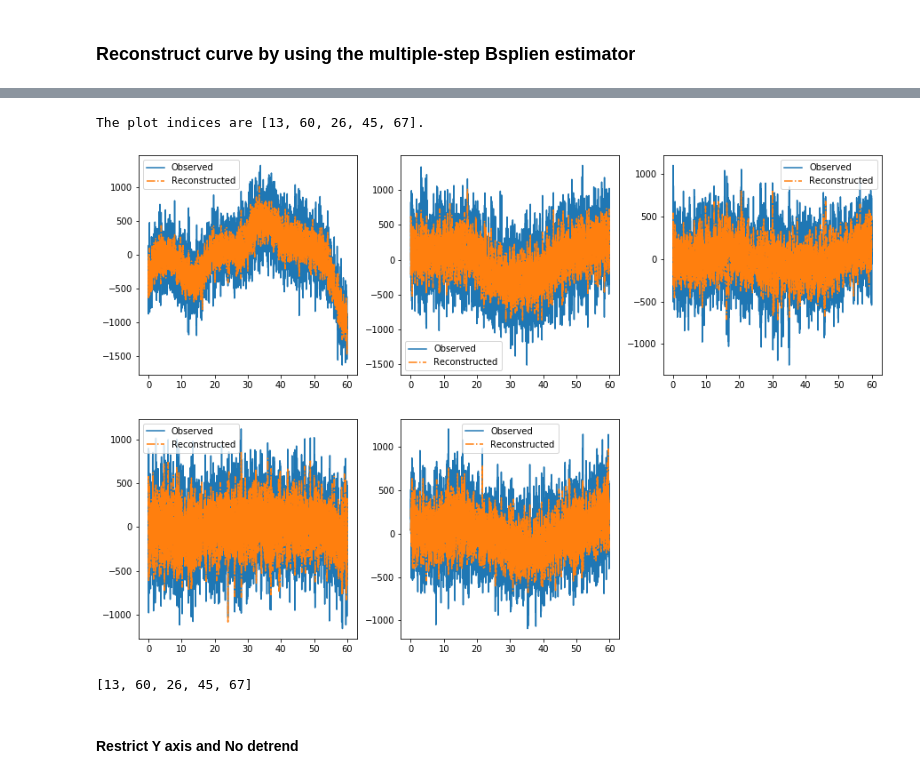
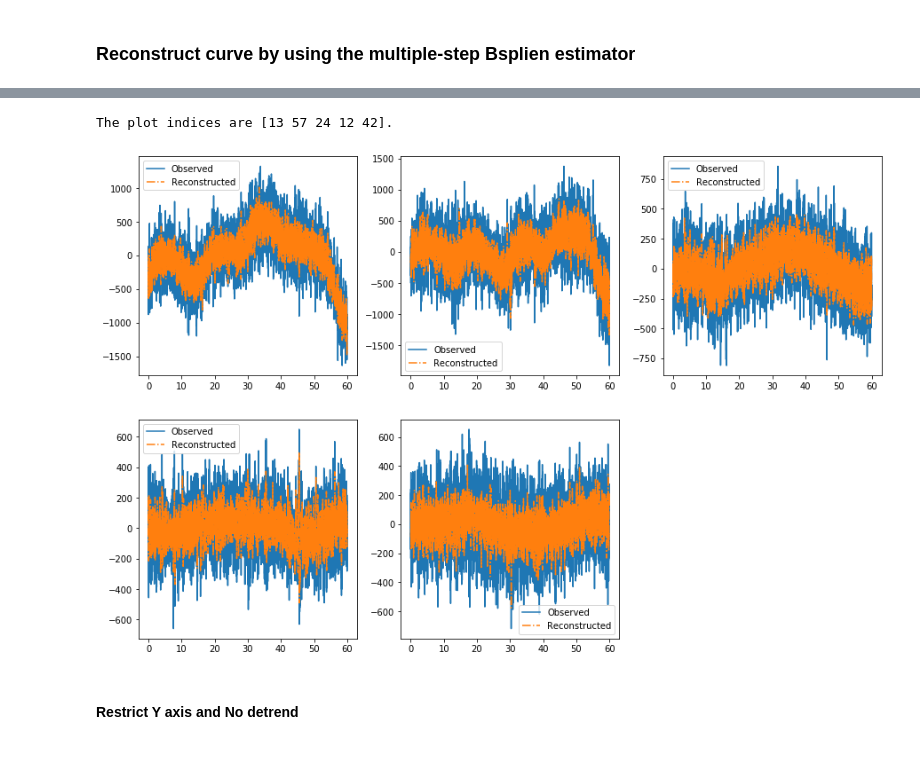
Before and after one commit to JINhuaqing/TVDN-simu, a Jupyter notebook: realdata/MEG1HPFTest.ipynb, the cells around one changed output, grey strips where cells are left out. Saved outputs shown, nothing was run; the diff lists cells and outputs as text; code cells hidden in the pictures.

```diff
--- a/realdata/MEG1HPFTest.ipynb
+++ b/realdata/MEG1HPFTest.ipynb
@@ -22,7 +22,7 @@ else:
     from tqdm import tqdm
 
 class TVDNDetect1(TVDNDetect):
-    def __init__(self, Ymat, ReconXmat, smoothType="Bspline", dataType=None,
+    def __init__(self, Ymat, ReconXmat, numStep=10, smoothType="Bspline", dataType=None,
                  saveDir=None, showProgress=True, **paras):
         """
         Input:
@@ -117,6 +117,7 @@ class TVDNDetect1(TVDNDetect):
         else:
             self.saveDir = saveDir
 
+        self.numStep = numStep
         self.ReconXmat = ReconXmat
         self.showProgress = showProgress
         self.nYmat = None
@@ -182,7 +183,8 @@ class TVDNDetect1(TVDNDetect):
                 nXmat = midRes.nXmat
                 kpidxs = midRes.kpidxs
                 eigVecs = midRes.eigVecs
-                self.RecResCur = self.ReconXmat(finalRes.chgMat[numchg-1, :numchg], ndXmat, nXmat, kpidxs, eigVecs, self.nYmat, tStep, r=r, is_full=True)
+                self.RecResCur = self.ReconXmat(finalRes.chgMat[numchg-1, :numchg], ndXmat, nXmat, kpidxs, eigVecs, self.Xmat,
+                                                tStep, r=r, numStep=self.numStep, is_full=True)
         else:
             MaxM = self.paras.MaxM
             r = self.paras.r
@@ -195,7 +197,8 @@ class TVDNDetect1(TVDNDetect):
             nXmat = midRes.nXmat
             kpidxs = midRes.kpidxs
             eigVecs = midRes.eigVecs
-            self.RecResCur = self.ReconXmat(finalRes.chgMat[numchg-1, :numchg], ndXmat, nXmat, kpidxs, eigVecs, self.nYmat, tStep, r=r, is_full=True)
+            self.RecResCur = self.ReconXmat(finalRes.chgMat[numchg-1, :numchg], ndXmat, nXmat, kpidxs, eigVecs, self.Xmat,
+                                            tStep, r=r, numStep=self.numStep, is_full=True)
 
     def GetRecYmats(self):
         if self.RecYmatAll is None:
@@ -217,16 +220,18 @@ class TVDNDetect1(TVDNDetect):
                     pbar.set_description(f"Kappa Tuning")
         #            print(f"Current number of change point is {numchg}.")
                     if numchg == 0:
-                        RecResCur = self.ReconXmat([], ndXmat, nXmat, kpidxs, eigVecs, self.nYmat, tStep, r=r, is_full=True)
+                        RecResCur = self.ReconXmat([], ndXmat, nXmat, kpidxs, eigVecs, self.Xmat, tStep, r=r, numStep=self.numStep, is_full=True)
                     else:
-                        RecResCur = self.ReconXmat(finalRes.chgMat[numchg-1, :numchg], ndXmat, nXmat, kpidxs, eigVecs, self.nYmat, tStep, r=r, is_full=True)
+                        RecResCur = self.ReconXmat(finalRes.chgMat[numchg-1, :numchg], ndXmat, nXmat, kpidxs, eigVecs, self.Xmat, tStep, r=r,
+                                                   numStep=self.numStep, is_full=True)
                     RecYmatAll.append(RecResCur)
             else:
                 for numchg in range(MaxM+1):
                     if numchg == 0:
-                        RecResCur = self.ReconXmat([], ndXmat, nXmat, kpidxs, eigVecs, self.nYmat, tStep, r=r, is_full=True)
+                        RecResCur = self.ReconXmat([], ndXmat, nXmat, kpidxs, eigVecs, self.Xmat, tStep, r=r, numStep=self.numStep, is_full=True)
                     else:
-                        RecResCur = self.ReconXmat(finalRes.chgMat[numchg-1, :numchg], ndXmat, nXmat, kpidxs, eigVecs, self.nYmat, tStep, r=r, is_full=True)
+                        RecResCur = self.ReconXmat(finalRes.chgMat[numchg-1, :numchg], ndXmat, nXmat, kpidxs, eigVecs, self.Xmat,
+                                                   tStep, r=r, numStep=self.numStep, is_full=True)
                     RecYmatAll.append(RecResCur)
             self.RecYmatAll = RecYmatAll
 
@@ -418,9 +423,11 @@ def ReconXmatNewBspStep(ecpts, ndXmat, nXmat, kpidxs, eigVecs, Ymat, tStep, r, n
     EstXmat[:, 0] = Ymat[:, 0]
     invEigVecsr = inv(eigVecs)[:r, :]
     eigVecsr = eigVecs[:, :r]
+    Amats = []
     for i in range(1, n):
         LamMat = np.diag(LamMs[:, i])
         Amat = eigVecsr.dot(LamMat).dot(invEigVecsr)
+        Amats.append(Amat)
         if i%numStep==0:
             #EstXmat[:, i] = expm(Amat*tStep).dot(Ymat[:,i-1])
             EstXmat[:, i] = Amat.dot(Ymat[:, i-1]) * tStep + Ymat[:,i-1]
@@ -433,6 +440,7 @@ def ReconXmatNewBspStep(ecpts, ndXmat, nXmat, kpidxs, eigVecs, Ymat, tStep, r, n
         ReDict.EstXmatRealOrg = EstXmat.real
         ReDict.EstXmatImag = EstXmat.imag
         ReDict.LamMs = LamMs
+        ReDict.Amats = Amats
         return ReDict
     else:
         return detrend(EstXmat.real)
@@ -479,7 +487,8 @@ plt.plot(hpfMEGEdgeRM[10, :100])
 # %% [markdown]
 # 1. Dection  when  downrate=20
 # %%
-MEGBspDet = TVDNDetect1(Ymat=hpfMEGEdgeRM, ReconXmat=ReconXmatNew, saveDir=None, dataType="MEG", Lmin=120, downRate=20, fct=1,
+MEGBspDet = TVDNDetect1(Ymat=hpfMEGEdgeRM, ReconXmat=ReconXmatNewBspStep, numStep=1,
+                        saveDir=None, dataType="MEG", Lmin=60, downRate=20, fct=1,
                         fName="subj1_HPF_EdgeRM_6", r=6, kappa=2.65, freq=60, lamb=1e-6, decimateRate=None, is_detrend=True)
 # %% [output]
 The parameters for detection are:
@@ -561,16 +572,2 @@ print(MEGBspDet)
 # %% [markdown]
 ### Reconstruct curve  by using the multiple-step Bsplien estimator
-# %%
-MaxM = MEGBspDet.paras.MaxM
-r = MEGBspDet.paras.r
-finalRes = MEGBspDet.finalRes
-midRes = MEGBspDet.midRes
-_, n = midRes.nXmat.shape
-time = np.linspace(0, MEGBspDet.paras.T, n)
-tStep = np.diff(time)[0]
-ndXmat = midRes.ndXmat
-nXmat = midRes.nXmat
-kpidxs = midRes.kpidxs
-eigVecs = midRes.eigVecs
-MEGBspDet.RecResCur = ReconXmatNewBspStep(MEGBspDet.ecpts, ndXmat, nXmat, kpidxs,
-                                eigVecs, MEGBspDet.Xmat, tStep, r=r, numStep=1, is_full=True)
@@ -599,9 +580,8 @@ array([[ 9.65075579+668.06987244j,  9.65075579+668.06987244j,
 # %%
-MEGBspDet.PlotRecCurve(idxs=idxs, is_smoothCurve=0, saveFigPath=None)
+idxs = MEGBspDet.PlotRecCurve(is_smoothCurve=0, saveFigPath=None)
 # %% [output]
-The plot indices are [13, 60, 26, 45, 67].
+The plot indices are [13 57 24 12 42].
-[figure, old version]
+[figure, new version]
-[13, 60, 26, 45, 67]
 # %% [markdown]
 #### Restrict Y axis and No detrend
 # %%
```
Also changed, not shown: parts of 29 cells of this notebook.
